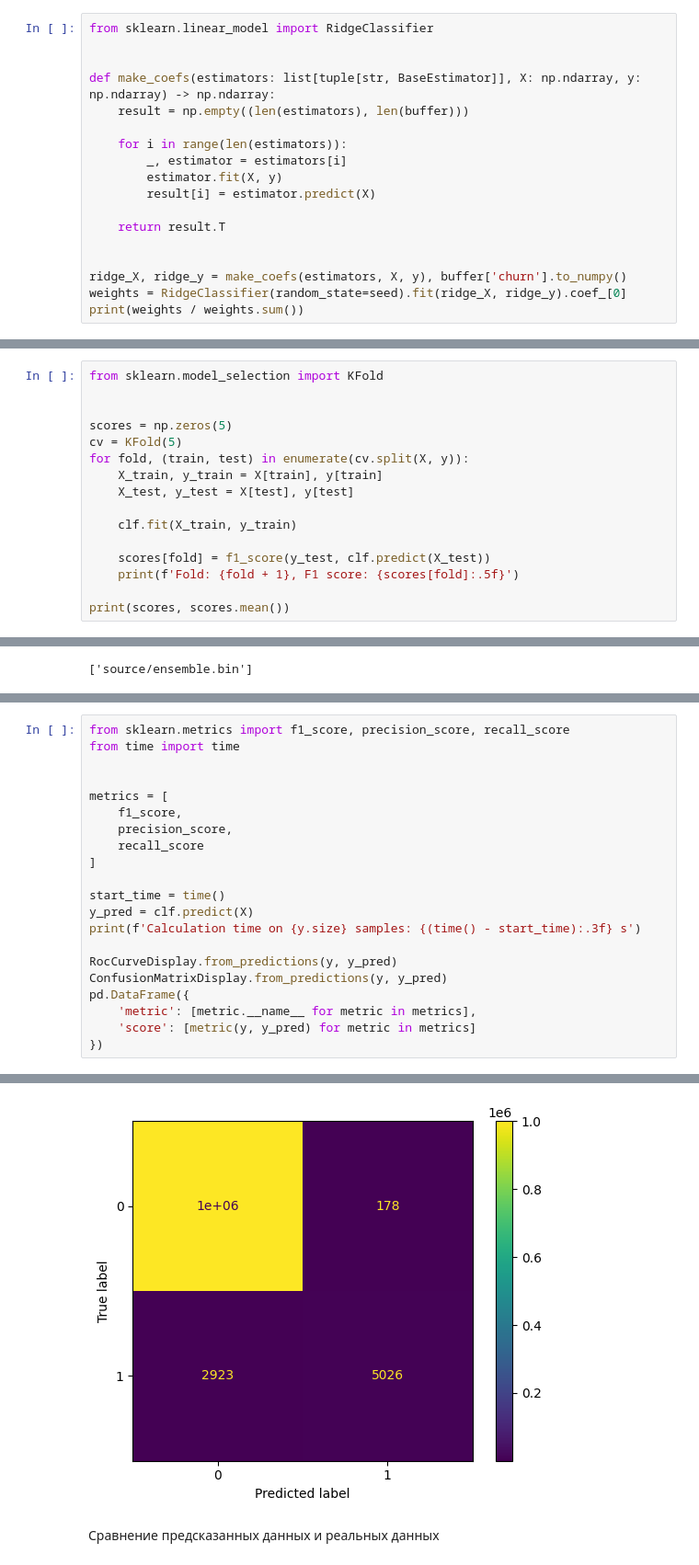
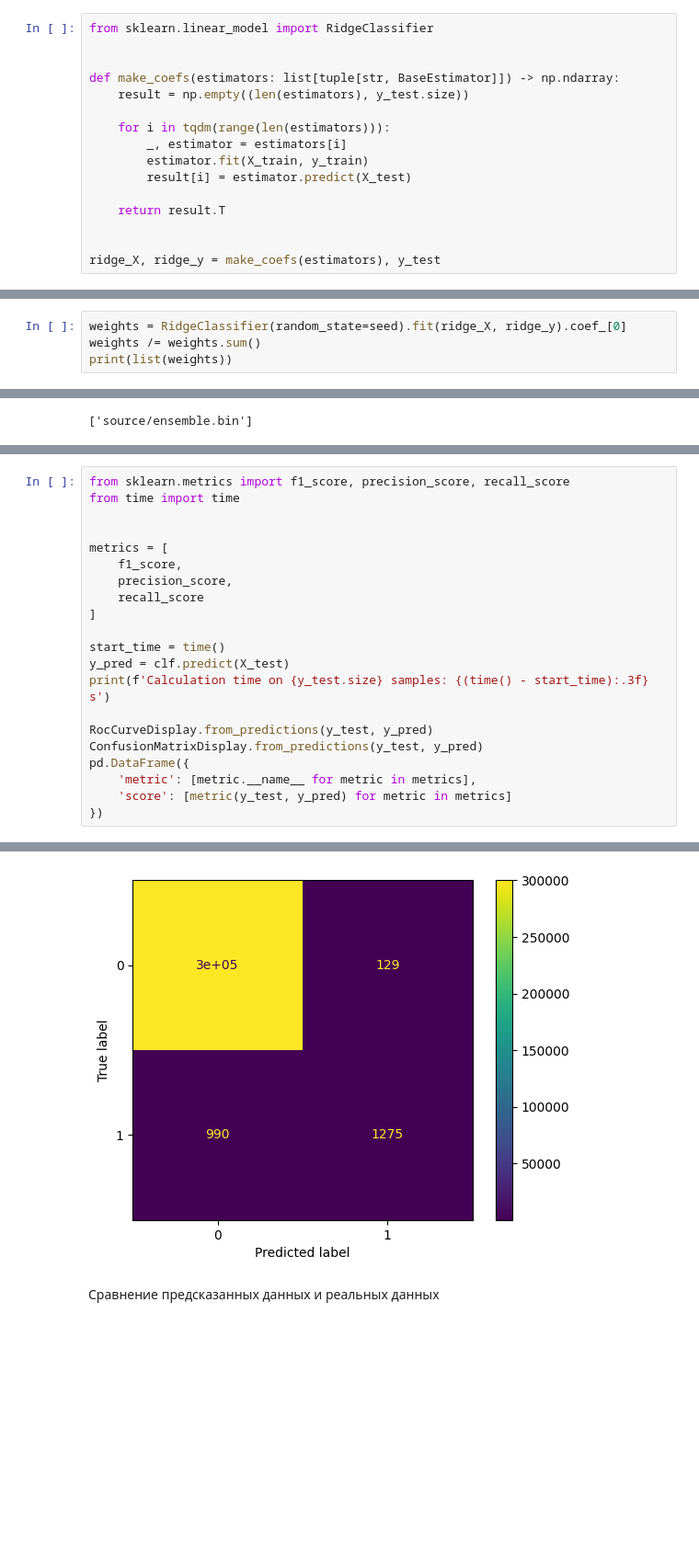
Before and after one commit to zibestr/AI-Hackathon-SFD, a Jupyter notebook: main.ipynb, the cells around one changed output, grey strips where cells are left out. Shown at 92% size. Saved outputs shown, nothing was run; the diff lists cells and outputs as text; blank space fills up the shorter version.

```diff
--- a/main.ipynb
+++ b/main.ipynb
@@ -635,18 +645,16 @@ estimators = [
 from sklearn.linear_model import RidgeClassifier
 
 
-def make_coefs(estimators: list[tuple[str, BaseEstimator]], X: np.ndarray, y: np.ndarray) -> np.ndarray:
-    result = np.empty((len(estimators), len(buffer)))
+def make_coefs(estimators: list[tuple[str, BaseEstimator]]) -> np.ndarray:
+    result = np.empty((len(estimators), y_test.size))
 
-    for i in range(len(estimators)):
+    for i in tqdm(range(len(estimators))):
         _, estimator = estimators[i]
-        estimator.fit(X, y)
-        result[i] = estimator.predict(X)
+        estimator.fit(X_train, y_train)
+        result[i] = estimator.predict(X_test)
 
     return result.T
 
 
-ridge_X, ridge_y = make_coefs(estimators, X, y), buffer['churn'].to_numpy()
-weights = RidgeClassifier(random_state=seed).fit(ridge_X, ridge_y).coef_[0]
-print(weights / weights.sum())
+ridge_X, ridge_y = make_coefs(estimators), y_test
 # %% [output]
@@ -671,0 +678,4 @@ weights = [0.04696472, 0.11441045, 0.83862483]
+# %%
+weights = RidgeClassifier(random_state=seed).fit(ridge_X, ridge_y).coef_[0]
+weights /= weights.sum()
+print(list(weights))
@@ -699,18 +713,2 @@ VotingClassifier(estimators=[('lgbm', LGBMClassifier(random_state=739)),
 # %% [markdown]
 Обучение и тестирование ансамбля
-# %%
-from sklearn.model_selection import KFold
-
-
-scores = np.zeros(5)
-cv = KFold(5)
-for fold, (train, test) in enumerate(cv.split(X, y)):
-    X_train, y_train = X[train], y[train]
-    X_test, y_test = X[test], y[test]
-
-    clf.fit(X_train, y_train)
-
-    scores[fold] = f1_score(y_test, clf.predict(X_test))
-    print(f'Fold: {fold + 1}, F1 score: {scores[fold]:.5f}')
-
-print(scores, scores.mean())
@@ -752,13 +751,13 @@ metrics = [
 ]
 
 start_time = time()
-y_pred = clf.predict(X)
-print(f'Calculation time on {y.size} samples: {(time() - start_time):.3f} s')
+y_pred = clf.predict(X_test)
+print(f'Calculation time on {y_test.size} samples: {(time() - start_time):.3f} s')
 
-RocCurveDisplay.from_predictions(y, y_pred)
-ConfusionMatrixDisplay.from_predictions(y, y_pred)
+RocCurveDisplay.from_predictions(y_test, y_pred)
+ConfusionMatrixDisplay.from_predictions(y_test, y_pred)
 pd.DataFrame({
     'metric': [metric.__name__ for metric in metrics],
-    'score': [metric(y, y_pred) for metric in metrics]
+    'score': [metric(y_test, y_pred) for metric in metrics]
 })
 # %% [output]
@@ -771,4 +770,4 @@ Calculation time on 1008745 samples: 1.860 s
-[figure, old version]
+[figure, new version]
 # %% [markdown]
 Сравнение предсказанных данных и реальных данных
 # %%
```
Also changed, not shown: parts of 14 cells of this notebook, 3 other files.
